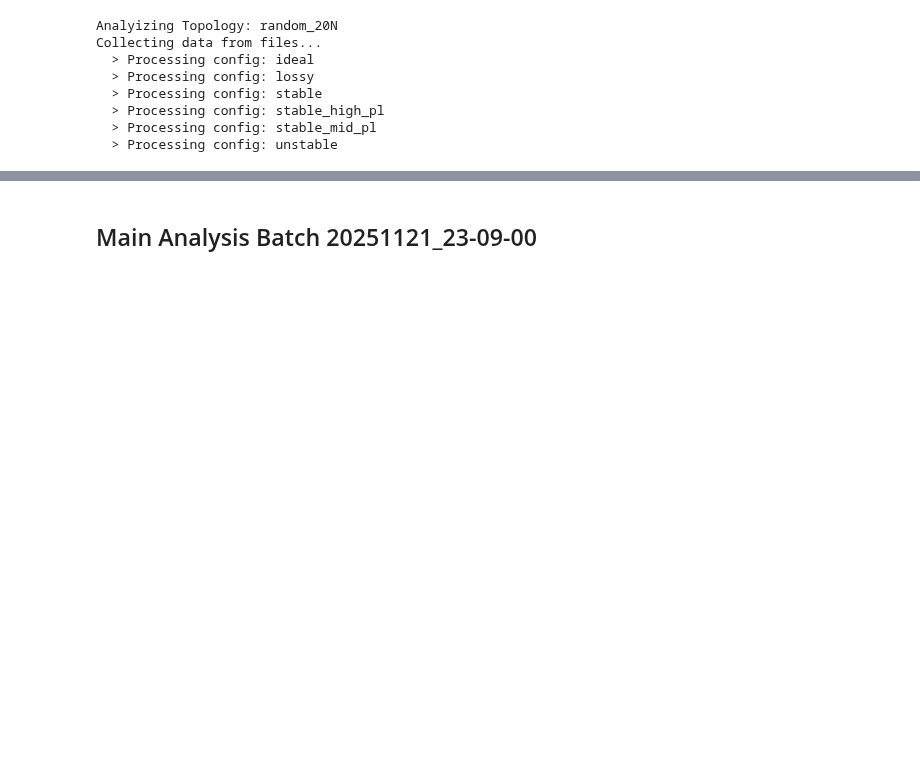
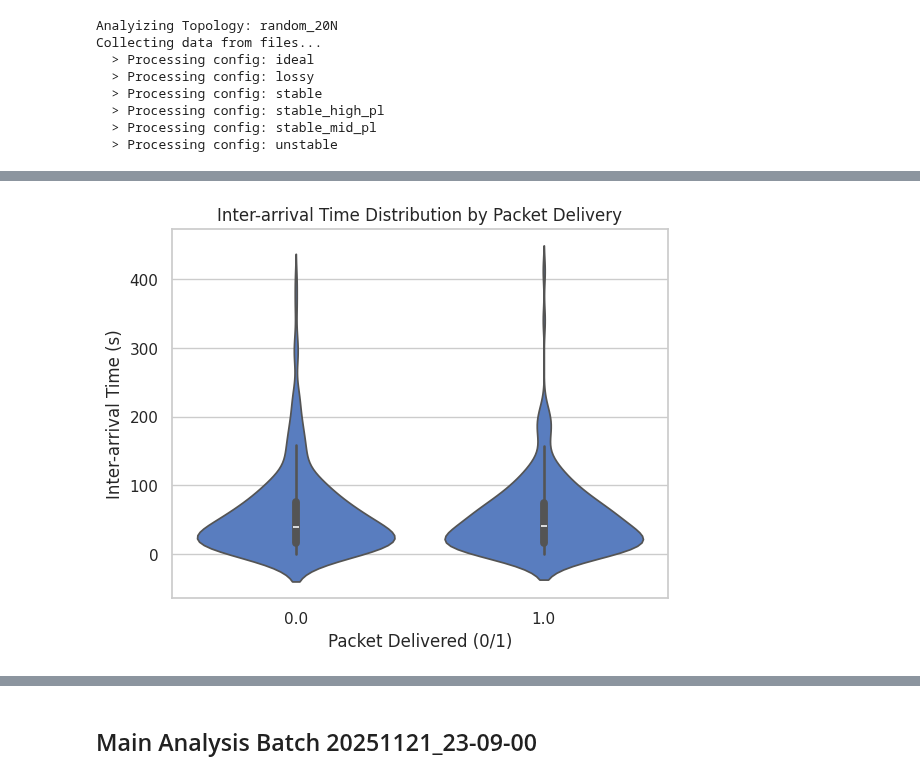
Before and after one commit to damiano-salvaterra/SPE-project, a Jupyter notebook: src/evaluation/variance_reduction.ipynb, the cells around one changed output, grey strips where cells are left out. Drawn from its saved outputs; the diff is of its cells as text; code cells hidden in the pictures; blank space fills up the shorter version.

```diff
--- a/src/evaluation/variance_reduction.ipynb
+++ b/src/evaluation/variance_reduction.ipynb
@@ -236 +369,13 @@ results
+# %%
+sns.violinplot(
+    data=joined,
+    x="delivered",
+    y="inter_arrival",
+)
+plt.xlabel("Packet Delivered (0/1)")
+plt.ylabel("Inter-arrival Time (s)")
+plt.title("Inter-arrival Time Distribution by Packet Delivery")
+plt.show()
+# %% [output]
+[figure, added]
 # %%
```
Also changed, not shown: parts of 28 cells of this notebook.
